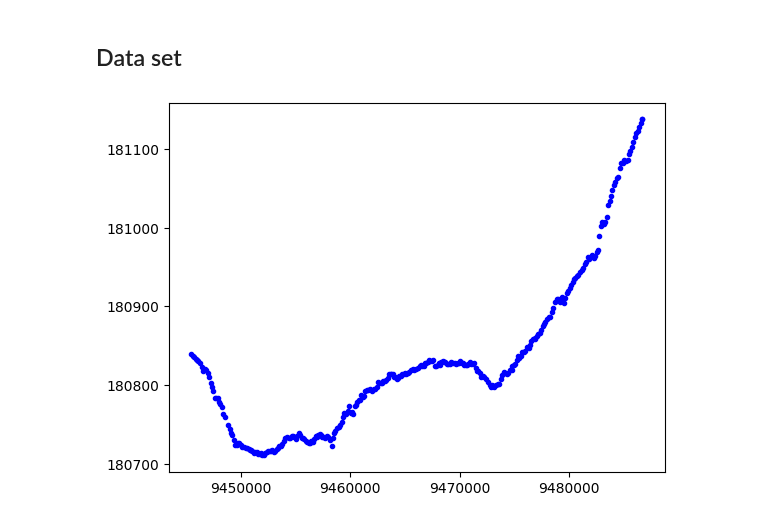
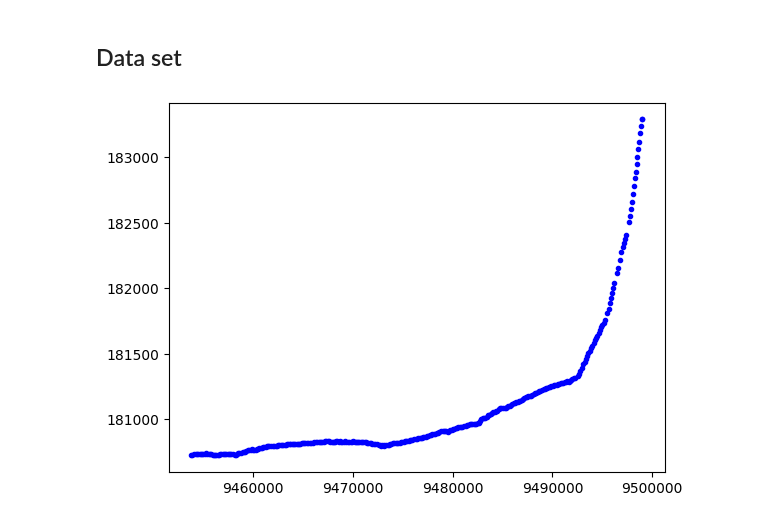
Before and after one commit to cnburger/AIS_KalmanFilter, a Jupyter notebook: SubsamplingTrajectory.ipynb, the cells around one changed output. Cells and saved outputs as stored; diff of their text form; code cells hidden in the pictures.

```diff
--- a/SubsamplingTrajectory.ipynb
+++ b/SubsamplingTrajectory.ipynb
@@ -14,7 +14,7 @@ mpl.rcParams.update(mpl.rcParamsDefault)
 # %% [markdown]
 ## Importing dataset:
 # %%
-MMSI636092331 = pd.read_csv(r"MMSI636092331.csv")
+MMSI636092331 = pd.read_csv(r"MMSI636092331.csv", )
 MMSI636092331
 # %% [output]
 |  | mmsi | lat | long | sog | rot | cog | datetimestamp |
@@ -372,14 +335,14 @@ def myKalman(pd_final, R,Q,P_k):
 ## Data set
 # %%
 
-kkkkk = trim_data(MMSI636092331,0.48,0.58,2)
+kkkkk = trim_data(MMSI636092331,0.45,0.56,2)
 pd_final=  copy.deepcopy(convert_dataset(kkkkk.reset_index(drop = True))) #convert the given data as if it was new
 
 #plot - to show extracted trajectory
 plt.plot(pd_final['lat'],pd_final['long'], 'b.')
 plt.show()
 # %% [output]
-[figure, old version]
+[figure, new version]
 # %%
 a_x_var = 0.0000288638283
 a_y_var = 0.0000289287
```
Also changed, not shown: parts of 11 cells of this notebook, 1 other file.
